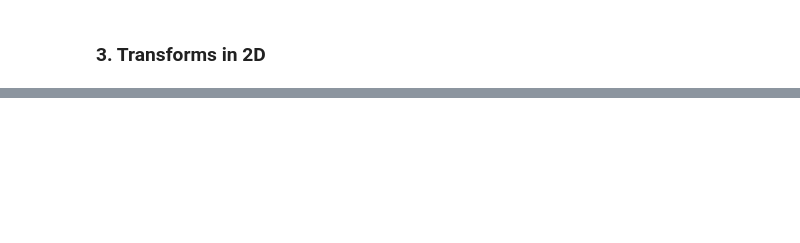
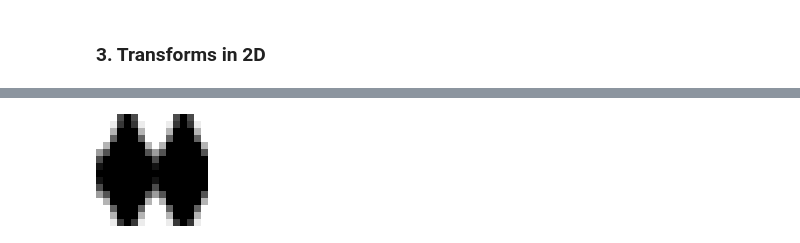
Before and after one commit to johnmays/CSDS_364_HW, a Jupyter notebook: A5/A5a/464-A5-jkm100.ipynb, the cells around one changed output, grey strips where cells are left out. Cells and saved outputs as stored; diff of their text form; code cells hidden in the pictures; blank space fills up the shorter version.

```diff
--- a/A5/A5a/464-A5-jkm100.ipynb
+++ b/A5/A5a/464-A5-jkm100.ipynb
@@ -249,0 +232,4 @@ ffttimes = [0.2, 0.2, 0.3, 0.3, ]
+# %%
+img = Gray.(make2Dcell(1,2,16))
+# %% [output]
+[figure, added]
```
Also changed, not shown: parts of 25 cells of this notebook, 5 other files.
